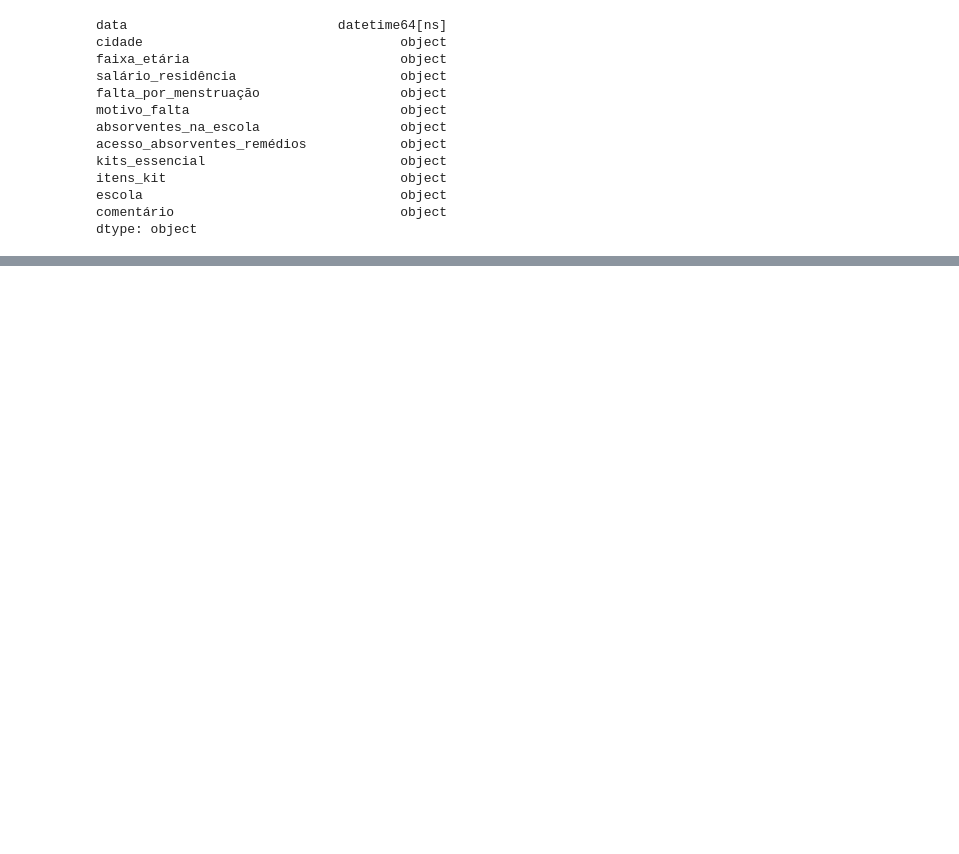
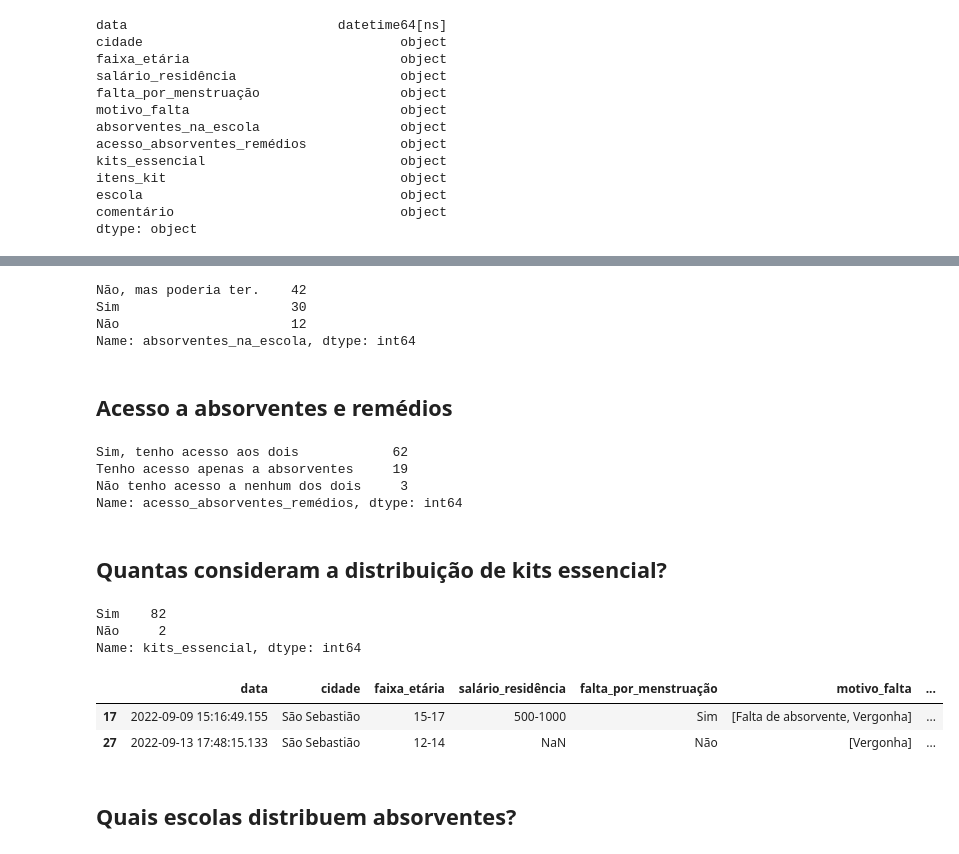
Before and after one commit to n3vrmr/data_studies, a Jupyter notebook: fcm_lara.ipynb, the cells around one changed output, grey strips where cells are left out. Cells and saved outputs as stored; diff of their text form; code cells hidden in the pictures; blank space fills up the shorter version.

```diff
--- a/fcm_lara.ipynb
+++ b/fcm_lara.ipynb
@@ -241,0 +300,33 @@ Name: escola, Length: 61, dtype: int64
+# %%
+df['absorventes_na_escola'].value_counts()
+# %% [output]
+Não, mas poderia ter.    42
+Sim                      30
+Não                      12
+Name: absorventes_na_escola, dtype: int64
+# %% [markdown]
+## Acesso a absorventes e remédios
+# %%
+df['acesso_absorventes_remédios'].value_counts()
+# %% [output]
+Sim, tenho acesso aos dois            62
+Tenho acesso apenas a absorventes     19
+Não tenho acesso a nenhum dos dois     3
+Name: acesso_absorventes_remédios, dtype: int64
+# %% [markdown]
+## Quantas consideram a distribuição de kits essencial?
+# %%
+df['kits_essencial'].value_counts()
+# %% [output]
+Sim    82
+Não     2
+Name: kits_essencial, dtype: int64
+# %%
+no_kits = df[df['kits_essencial'] == 'Não']
+no_kits
+# %% [output]
+|  | data | cidade | faixa_etária | salário_residência | falta_por_menstruação | motivo_falta | ... |
+| 17 | 2022-09-09 15:16:49.155 | São Sebastião | 15-17 | 500-1000 | Sim | [Falta de absorvente, Vergonha] | ... |
+| 27 | 2022-09-13 17:48:15.133 | São Sebastião | 12-14 | NaN | Não | [Vergonha] | ... |
+# %% [markdown]
+## Quais escolas distribuem absorventes?
```
Also changed, not shown: parts of 44 cells of this notebook.
